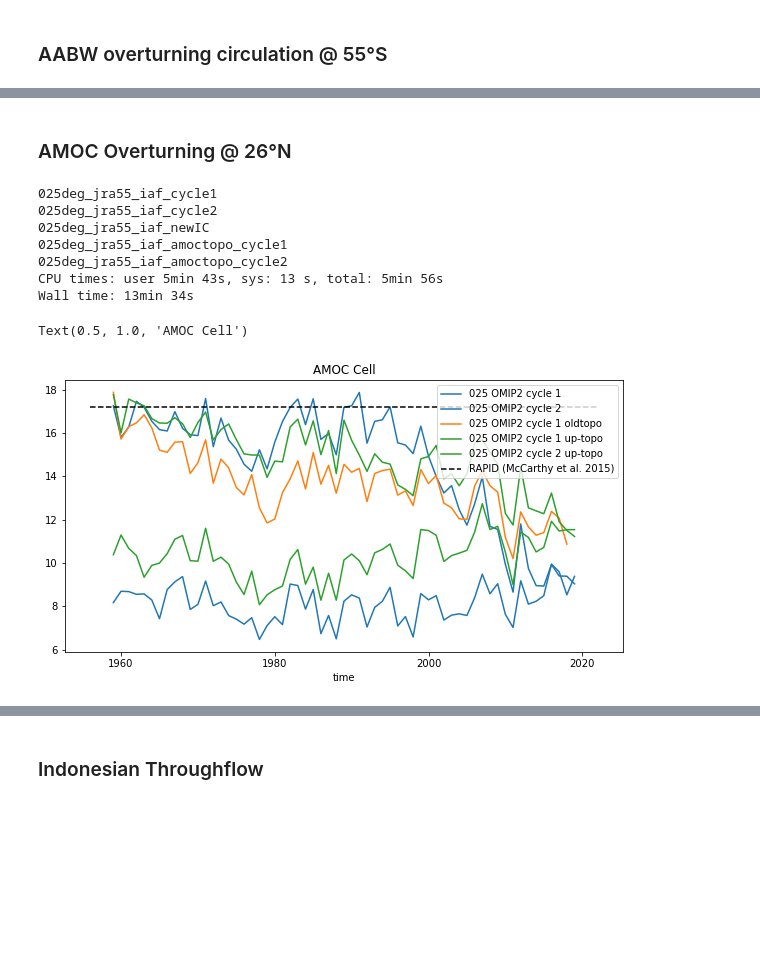
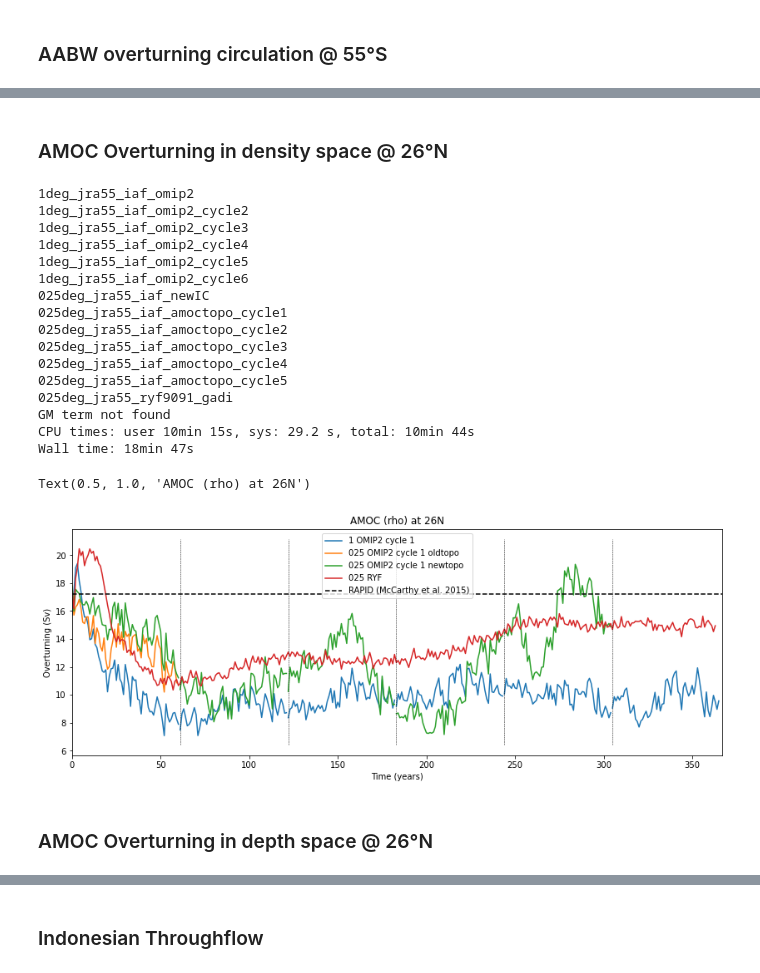
Before and after one commit to rmholmes/cosima-scripts, a Jupyter notebook: omip/OMIP2_025deg_InitialAnalysis.ipynb, the cells around one changed output, grey strips where cells are left out. Cells and saved outputs as stored; diff of their text form; code cells hidden in the pictures; blank space fills up the shorter version.

Commit message:
Update OMIP runs.

```diff
--- a/omip/OMIP2_025deg_InitialAnalysis.ipynb
+++ b/omip/OMIP2_025deg_InitialAnalysis.ipynb
@@ -56,7 +57,7 @@ for ekey in exptdict.keys():
     end_year = np.int(np.ceil(cftime.date2num(var['time'].max(),'days since 0001-01-01','noleap')/365))
     print(expt+' goes from %d to %d'% (start_year, end_year))
 
-end_time = '2019-01-01'
+end_time = '2263-01-01'
 print(' Setting end_time to',end_time)
 # %% [output]
 1deg_jra55_iaf_omip2 goes from 1958 to 2018
@@ -282,9 +313,20 @@ for ekey in exptdict.keys():
         print('GM term not found')
 
     psi_aabw_sum = -psi_aabw_sum.sel(potrho=slice(1036.2,None)).min('potrho').resample(time='Y').mean()
-    psi_aabw_sum.plot(label=ekey)
+    tL = [x+(exptdict[ekey]['cy']-1)*61 for x in range(len(psi_aabw_sum.time))]
+    if (exptdict[ekey]['cy'] == 1):
+        plt.plot(tL,psi_aabw_sum.values,label=ekey,color=exptdict[ekey]['color'])
+    else:
+        plt.plot(tL,psi_aabw_sum.values,color=exptdict[ekey]['color'])
+plt.title('AABW Cell')
+plt.xlabel('Time (years)')
+plt.ylabel('Overturning (Sv)')
+plt.xlim([0.,61*6+1])
+xlims = plt.xlim()
+ylims = plt.ylim()
+for x in range(5):
+    plt.plot([61.*(x+1),61.*(x+1)],ylims,'--k',linewidth=0.5)
 plt.legend()
-plt.title('AABW Cell')
 # %% [output]
 1deg_jra55_iaf_omip2
 1deg_jra55_iaf_omip2_cycle2
@@ -304,37 +349,59 @@ Text(0.5, 1.0, 'AABW Cell')
 # %% [markdown]
-### AMOC Overturning @ 26°N
+### AMOC Overturning in density space @ 26°N
 # %%
 %%time
-keys = ['025 OMIP2 cycle 1','025 OMIP2 cycle 2','025 OMIP2 cycle 1 oldtopo','025 OMIP2 cycle 1 up-topo','025 OMIP2 cycle 2 up-topo']
-colors = {'025 OMIP2 cycle 1': 'C0','025 OMIP2 cycle 2': 'C0','025 OMIP2 cycle 1 oldtopo': 'C1','025 OMIP2 cycle 1 up-topo':'C2','025 OMIP2 cycle 2 up-topo':'C2'}
-plt.figure(figsize=(10,5))
+keys = exptdict.keys()
+plt.figure(figsize=(14,5))
 for ekey in keys:
     expt = exptdict[ekey]['expt']
     print(expt)
     var = cc.querying.getvar(expt,'ty_trans_rho',session,end_time=end_time)
     psi_amoc = var.sel(grid_xt_ocean=slice(-103,-5)).sum('grid_xt_ocean').sel(method='Nearest',grid_yu_ocean=26)*1.0e-9
     psi_amoc_sum = psi_amoc.cumsum('potrho') - psi_amoc.sum('potrho')
 
     try:
         var2 = cc.querying.getvar(expt,'ty_trans_rho_gm',session,end_time=end_time)
         psi_amoc_gm = var2.sel(grid_xt_ocean=slice(-103,-5)).sum('grid_xt_ocean').sel(method='Nearest',grid_yu_ocean=26)*1.0e-9
         psi_amoc_sum = psi_amoc_sum + psi_amoc_gm
     except:
         print('GM term not found')
 
     psi_amoc_sum = psi_amoc_sum.sel(potrho=slice(1035.5,None)).max('potrho').resample(time='Y').mean()
-    psi_amoc_sum.plot(label=ekey,color=colors[ekey])
+    tL = [x+(exptdict[ekey]['cy']-1)*61 for x in range(len(psi_amoc_sum.time))]
+    if (exptdict[ekey]['cy'] == 1):
+        plt.plot(tL,psi_amoc_sum.values,label=ekey,color=exptdict[ekey]['color'])
+    else:
+        plt.plot(tL,psi_amoc_sum.values,color=exptdict[ekey]['color'])
+
+#    psi_amoc_sum.plot(label=ekey)#,)
+plt.xlabel('Time (years)')
+plt.ylabel('Overturning (Sv)')
+plt.xlim([0.,61*6+1])
 xlims = plt.xlim()
+ylims = plt.ylim()
 plt.plot(xlims,[17.2,17.2],'--k',label='RAPID (McCarthy et al. 2015)')
+for x in range(5):
+    plt.plot([61.*(x+1),61.*(x+1)],ylims,'--k',linewidth=0.5)
 plt.legend()
-plt.title('AMOC Cell')
+plt.title('AMOC (rho) at 26N')
 # %% [output]
-025deg_jra55_iaf_cycle1
-025deg_jra55_iaf_cycle2
+1deg_jra55_iaf_omip2
+1deg_jra55_iaf_omip2_cycle2
+1deg_jra55_iaf_omip2_cycle3
+1deg_jra55_iaf_omip2_cycle4
+1deg_jra55_iaf_omip2_cycle5
+1deg_jra55_iaf_omip2_cycle6
 025deg_jra55_iaf_newIC
 025deg_jra55_iaf_amoctopo_cycle1
 025deg_jra55_iaf_amoctopo_cycle2
-CPU times: user 5min 43s, sys: 13 s, total: 5min 56s
-Wall time: 13min 34s
+025deg_jra55_iaf_amoctopo_cycle3
+025deg_jra55_iaf_amoctopo_cycle4
+025deg_jra55_iaf_amoctopo_cycle5
+025deg_jra55_ryf9091_gadi
+GM term not found
+CPU times: user 10min 15s, sys: 29.2 s, total: 10min 44s
+Wall time: 18min 47s
-Text(0.5, 1.0, 'AMOC Cell')
+Text(0.5, 1.0, 'AMOC (rho) at 26N')
-[figure, old version]
+[figure, new version]
+# %% [markdown]
+### AMOC Overturning in depth space @ 26°N
```
Also changed, not shown: parts of 17 cells of this notebook, 1 other file.
